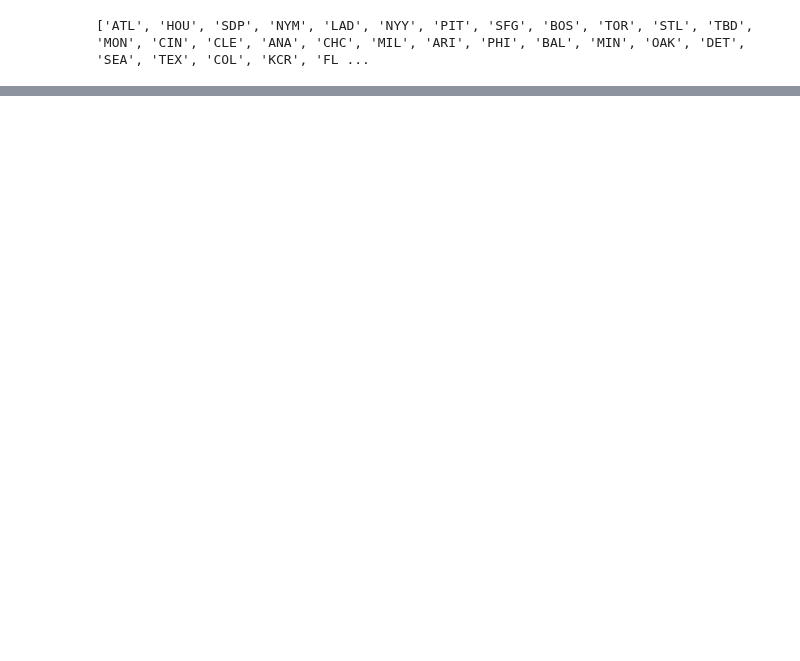
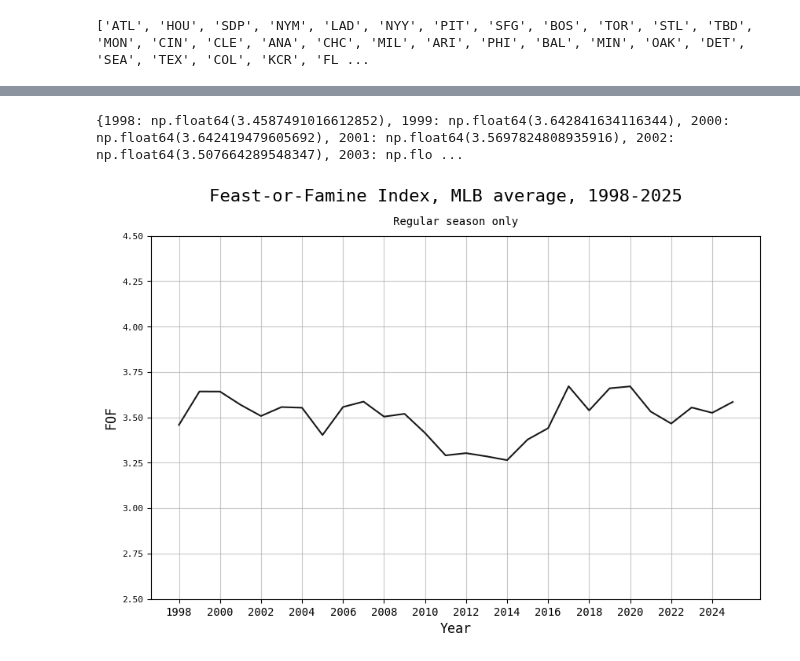
Before and after one commit to baseball-analytica/feast-or-famine, a Jupyter notebook: notebooks/fof.ipynb, the cells around one changed output, grey strips where cells are left out. Saved outputs shown, nothing was run; the diff lists cells and outputs as text; code cells hidden in the pictures; blank space fills up the shorter version.

```diff
--- a/notebooks/fof.ipynb
+++ b/notebooks/fof.ipynb
@@ -268,20 +192,31 @@ print(all_team_names_1998)
 # %% [output]
 ['ATL', 'HOU', 'SDP', 'NYM', 'LAD', 'NYY', 'PIT', 'SFG', 'BOS', 'TOR', 'STL', 'TBD', 'MON', 'CIN', 'CLE', 'ANA', 'CHC', 'MIL', 'ARI', 'PHI', 'BAL', 'MIN', 'OAK', 'DET', 'SEA', 'TEX', 'COL', 'KCR', 'FL ...
 # %%
+from tqdm import tqdm
+import pybaseball
+import pandas as pd
+import time
+
+pybaseball.cache.enable()
+
 fof_means: dict[int, float] = {}
 
 for season in tqdm(range(1998, 2026), desc="processing seasons"):
+    print(f"processing season {season}")
+
     # get all teams this season
     all_teams_this_season = pybaseball.team_pitching(season)["Team"].unique().tolist()
 
     fof_values: dict[str, float] = {}
 
     for team in tqdm(all_teams_this_season, desc="processing teams"):
-        team_data = pybaseball.team_pitching(season, team)
+        time.sleep(1)
+        team_data = pybaseball.schedule_and_record(season, team)
         team_data["rdiff"] = team_data["R"] - team_data["RA"]
-        rdiff_in_W = team_data.loc[team_data["W/L"] == "W", "rdiff"].mean()
-        rdiff_in_L = team_data.loc[team_data["W/L"] == "L", "rdiff"].mean()
-        fof_values[team] = rdiff_in_W - rdiff_in_L
+        team_data["rdiff_abs"] = team_data["rdiff"].abs()
+        fof_values[team] = team_data["rdiff_abs"].mean()
 
     fof_means[season] = sum(fof_values.values()) / len(fof_values)
+
+    print(f"season {season} done")
 # %% [output]
@@ -304,0 +247,32 @@ for season in tqdm(range(1998, 2026), desc="processing seasons"):
+# %%
+print(fof_means)
+# %% [output]
+{1998: np.float64(3.4587491016612852), 1999: np.float64(3.642841634116344), 2000: np.float64(3.642419479605692), 2001: np.float64(3.5697824808935916), 2002: np.float64(3.507664289548347), 2003: np.flo ...
+# %%
+import matplotlib.pyplot as plt
+import numpy as np
+
+fig, ax = plt.subplots(figsize=(10, 6))
+
+ax.plot(fof_means.keys(), fof_means.values(), color="0.1",)
+
+ax.grid(True, axis="both", linestyle="-", alpha=0.7)
+
+fig.suptitle("Feast-or-Famine Index, MLB average, 1998-2025", fontsize=16)
+
+ax.set_xlabel("Year")
+ax.set_ylabel("FOF")
+ax.set_title("Regular season only", fontsize=10, pad=10)
+
+plt.xticks(
+    range(1998, 2026, 2),
+    fontsize=10
+)
+
+plt.yticks(
+    np.linspace(2.5, 4.5, 9),
+)
+
+plt.show()
+# %% [output]
+[figure, added]
```
Also changed, not shown: parts of 8 cells of this notebook, 3 other files.
